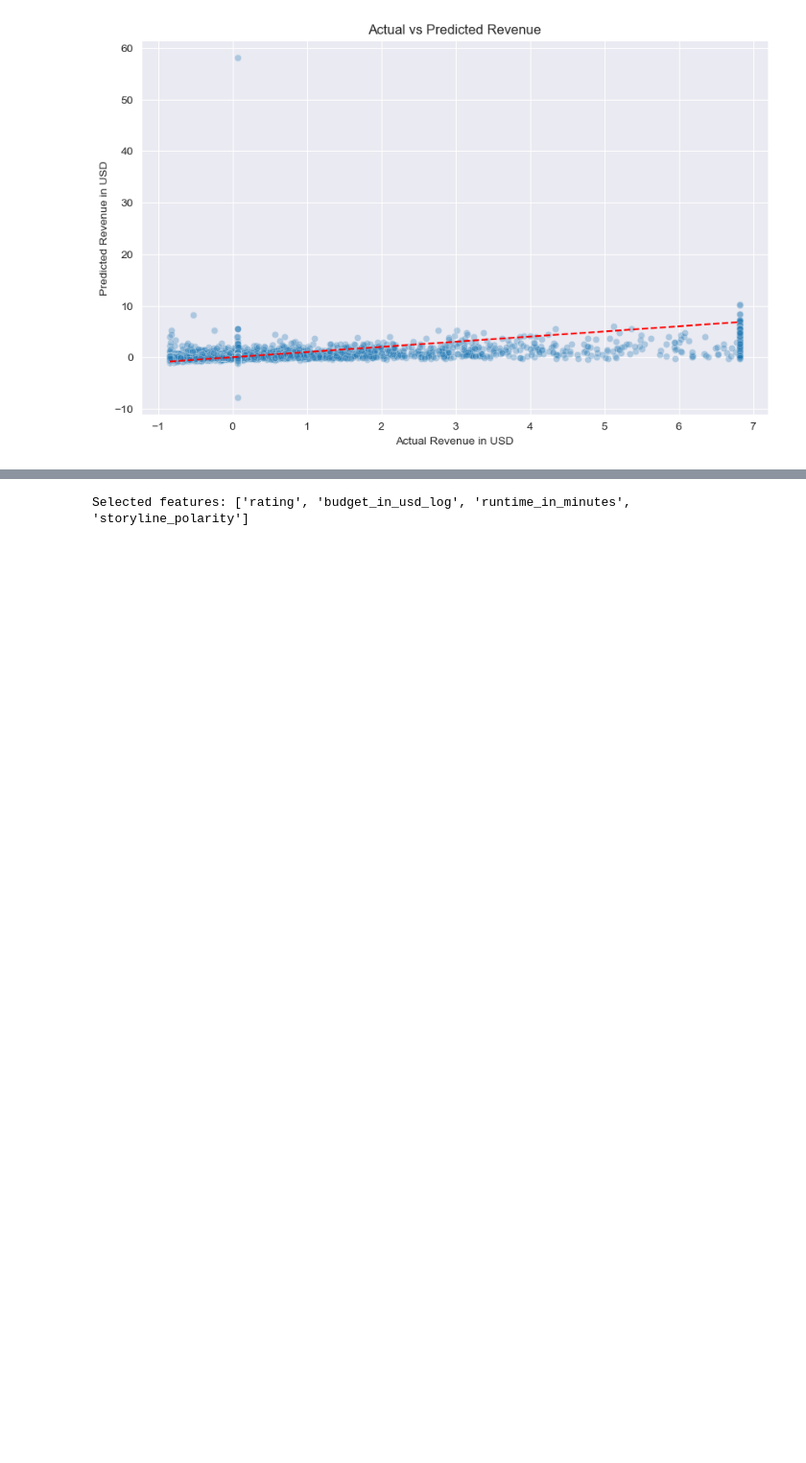
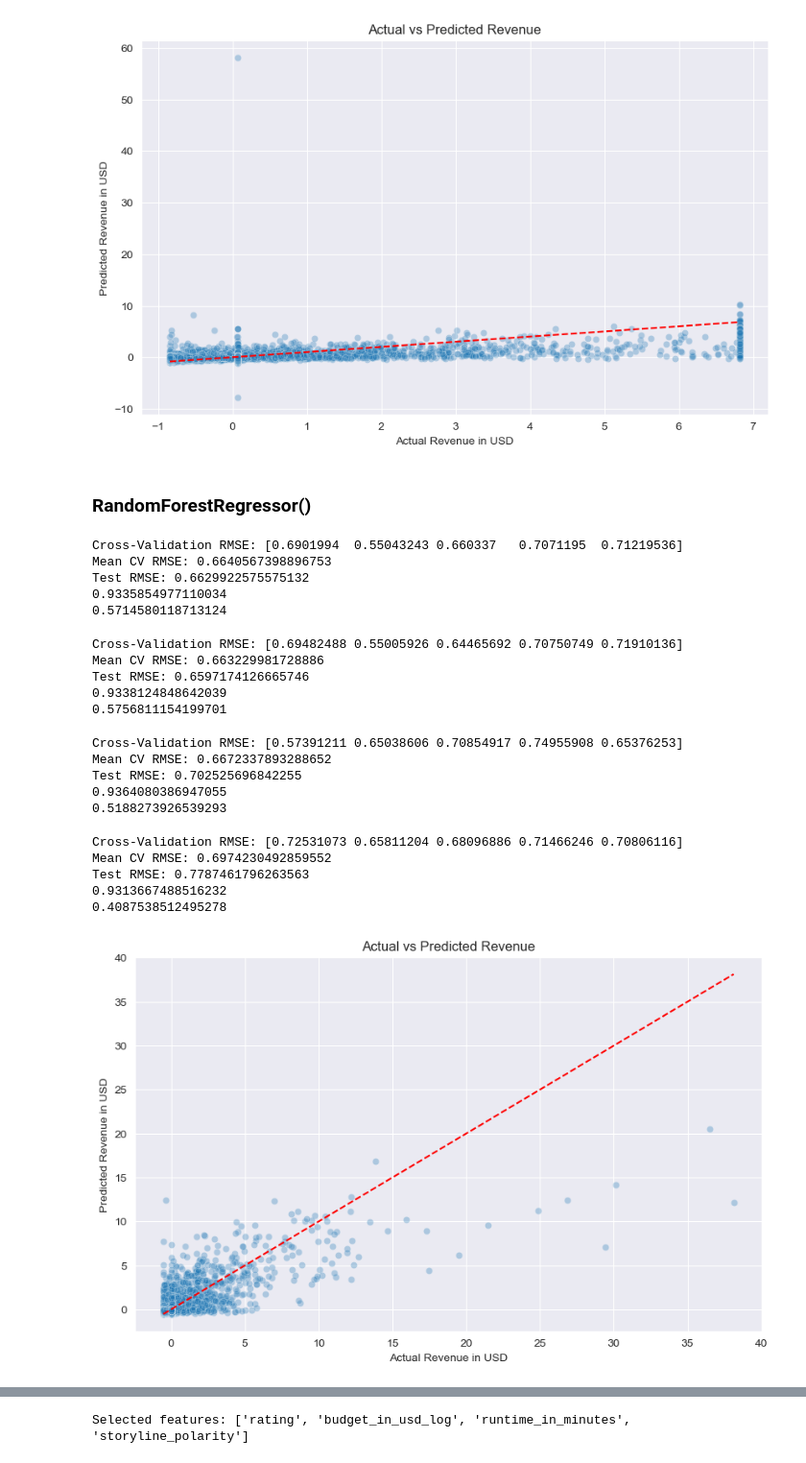
Before and after one commit to akinolu52/movie-revenue-prediction, a Jupyter notebook: explore.ipynb, the cells around one changed output, grey strips where cells are left out. Shown at 96% size. Cells and saved outputs as stored; diff of their text form; code cells hidden in the pictures; blank space fills up the shorter version.

Commit message:
plot graph for random forest

```diff
--- a/explore.ipynb
+++ b/explore.ipynb
@@ -1920,21 +1977,41 @@ supervised_model.plot_result(y_test_log, y_pred_log)
 supervised_model.plot_result(y_test_iqr, y_pred_iqr)
 # %% [output]
 [figure]
+# %% [markdown]
+### RandomForestRegressor()
 # %%
-# Import necessary libraries for plotting
-# import seaborn as sns
-# import matplotlib.pyplot as plt
-
-# Assuming the previous code is executed and you have y_test and y_pred
-
-# Convert y_test and y_pred to a DataFrame for easier plotting with Seaborn
-results_df = pd.DataFrame({'Actual': y_test, 'Predicted': y_pred})
-
-# Plot the scatter plot using Seaborn
-plt.figure(figsize=(10, 6))
-sns.scatterplot(x='Actual', y='Predicted', data=results_df, alpha=0.3)
-sns.lineplot(x='Actual', y='Actual', data=results_df, color='red', linestyle='--')
-plt.xlabel('Actual Revenue in USD')
-plt.ylabel('Predicted Revenue in USD')
-plt.title('Actual vs Predicted Revenue')
-plt.show()
+y_pred = supervised_model.random_forest_model(X_train, y_train)
+# %% [output]
+Cross-Validation RMSE: [0.6901994  0.55043243 0.660337   0.7071195  0.71219536]
+Mean CV RMSE: 0.6640567398896753
+Test RMSE: 0.6629922575575132
+0.9335854977110034
+0.5714580118713124
+# %%
+y_pred_log = supervised_model.random_forest_model(X_train_log, y_train_log)
+# %% [output]
+Cross-Validation RMSE: [0.69482488 0.55005926 0.64465692 0.70750749 0.71910136]
+Mean CV RMSE: 0.663229981728886
+Test RMSE: 0.6597174126665746
+0.9338124848642039
+0.5756811154199701
+# %%
+y_pred_trim = supervised_model.random_forest_model(X_train_trim, y_train_trim)
+# %% [output]
+Cross-Validation RMSE: [0.57391211 0.65038606 0.70854917 0.74955908 0.65376253]
+Mean CV RMSE: 0.6672337893288652
+Test RMSE: 0.702525696842255
+0.9364080386947055
+0.5188273926539293
+# %%
+y_pred_iqr = supervised_model.random_forest_model(X_train_iqr, y_train_iqr)
+# %% [output]
+Cross-Validation RMSE: [0.72531073 0.65811204 0.68096886 0.71466246 0.70806116]
+Mean CV RMSE: 0.6974230492859552
+Test RMSE: 0.7787461796263563
+0.9313667488516232
+0.4087538512495278
+# %%
+supervised_model.plot_result(y_test, y_pred)
+# %% [output]
+[figure, added]
```
Also changed, not shown: parts of 5 cells of this notebook.
